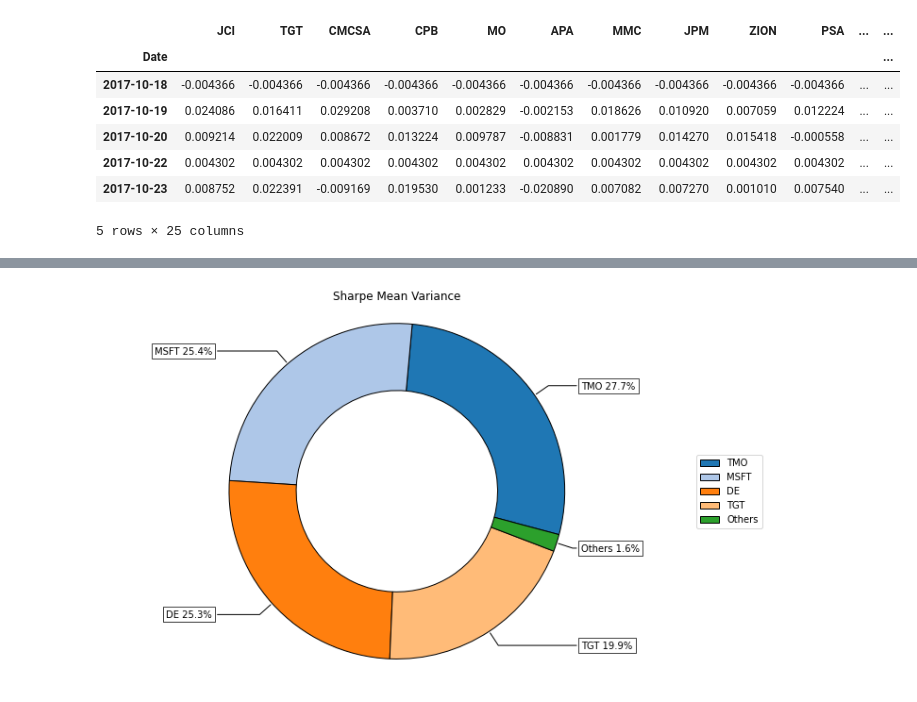
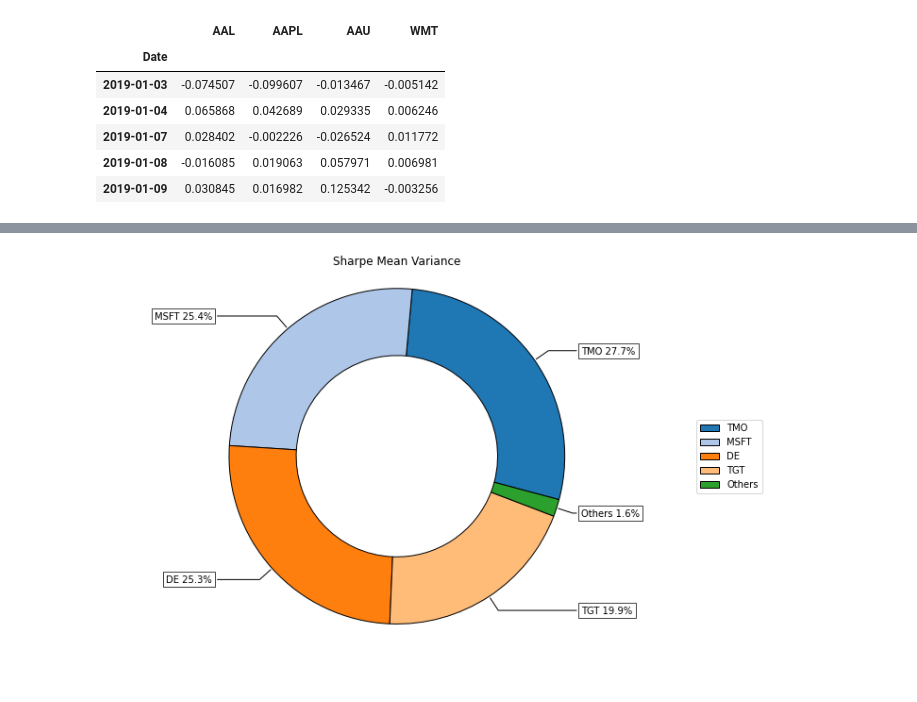
Before and after one commit to eriramirez/ProgFin, a Jupyter notebook: 004.1_session international portfolio optimization 2024.ipynb, the cells around one changed output, grey strips where cells are left out. Saved outputs shown, nothing was run; the diff lists cells and outputs as text; code cells hidden in the pictures.

```diff
--- a/004.1_session international portfolio optimization 2024.ipynb
+++ b/004.1_session international portfolio optimization 2024.ipynb
@@ -25,0 +44,6 @@ Requirement already satisfied: certifi>=2017.4.17 in /usr/local/lib/python3.10/d
+# %%
+df = pd.read_csv ("ACTIVOS Actinver PAMA para python.csv")
+# df["Date"] = pd.to_datetime(df["Date"], format='mixed', dayfirst=True).to_pydatetime()
+df["Date"] = df["Date"].apply(lambda x: datetime.strptime(x, "%d/%m/%Y"))
+df.index=df.Date
+df
@@ -25,0 +65,4 @@ Requirement already satisfied: certifi>=2017.4.17 in /usr/local/lib/python3.10/d
+# %%
+# drop columns with no information
+df = df.dropna(axis=1,how='all')
+df
@@ -25,0 +84,6 @@ Requirement already satisfied: certifi>=2017.4.17 in /usr/local/lib/python3.10/d
+# %%
+# Drop old dates to analyze in Riskfolio
+from datetime import datetime, timedelta
+start = datetime(2019,1,1)
+df = df[df["Date"]>start]
+df
@@ -179,17 +114,16 @@ data
 # %%
-data.columns = assets
-Y =  data[assets].pct_change().dropna()
+assets = ["AAL","AAPL","AAU", "WMT"]
+Y = df[assets].pct_change().dropna()
 display(Y.head())
 #pct_change_df = data.pct_change()
 # %% [output]
-|  | JCI | TGT | CMCSA | CPB | MO | APA | MMC | JPM | ZION | PSA | ... | ... |
-| Date |  |  |  |  |  |  |  |  |  |  |  | ... |
-| 2017-10-18 | -0.004366 | -0.004366 | -0.004366 | -0.004366 | -0.004366 | -0.004366 | -0.004366 | -0.004366 | -0.004366 | -0.004366 | ... | ... |
-| 2017-10-19 | 0.024086 | 0.016411 | 0.029208 | 0.003710 | 0.002829 | -0.002153 | 0.018626 | 0.010920 | 0.007059 | 0.012224 | ... | ... |
-| 2017-10-20 | 0.009214 | 0.022009 | 0.008672 | 0.013224 | 0.009787 | -0.008831 | 0.001779 | 0.014270 | 0.015418 | -0.000558 | ... | ... |
-| 2017-10-22 | 0.004302 | 0.004302 | 0.004302 | 0.004302 | 0.004302 | 0.004302 | 0.004302 | 0.004302 | 0.004302 | 0.004302 | ... | ... |
-| 2017-10-23 | 0.008752 | 0.022391 | -0.009169 | 0.019530 | 0.001233 | -0.020890 | 0.007082 | 0.007270 | 0.001010 | 0.007540 | ... | ... |
+|  | AAL | AAPL | AAU | WMT |
+| Date |  |  |  |  |
+| 2019-01-03 | -0.074507 | -0.099607 | -0.013467 | -0.005142 |
+| 2019-01-04 | 0.065868 | 0.042689 | 0.029335 | 0.006246 |
+| 2019-01-07 | 0.028402 | -0.002226 | -0.026524 | 0.011772 |
+| 2019-01-08 | -0.016085 | 0.019063 | 0.057971 | 0.006981 |
+| 2019-01-09 | 0.030845 | 0.016982 | 0.125342 | -0.003256 |
-5 rows × 25 columns
 # %%
 # Building the portfolio object
 port = rp.Portfolio(returns = Y)
```
Also changed, not shown: parts of 18 cells of this notebook.
